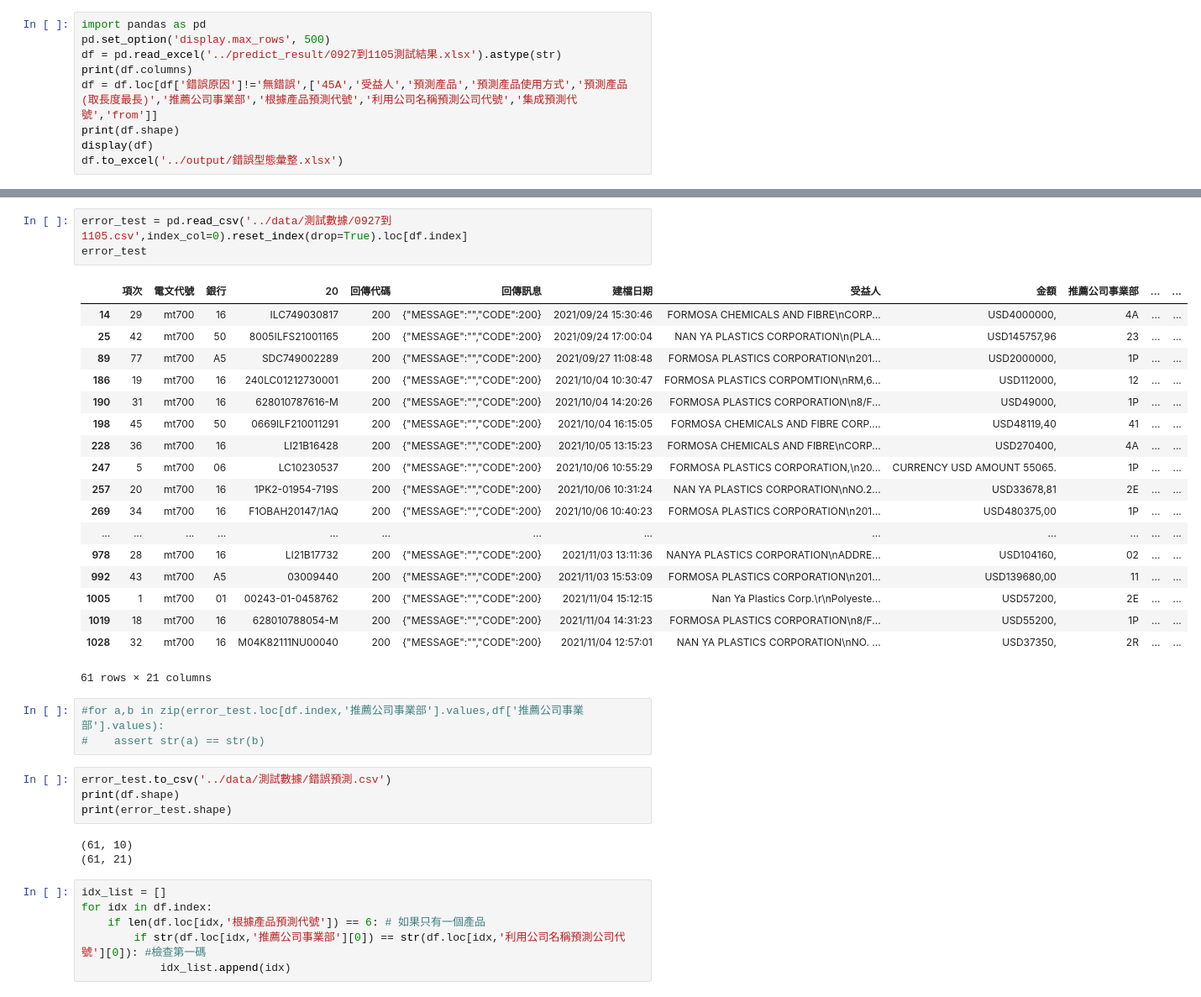
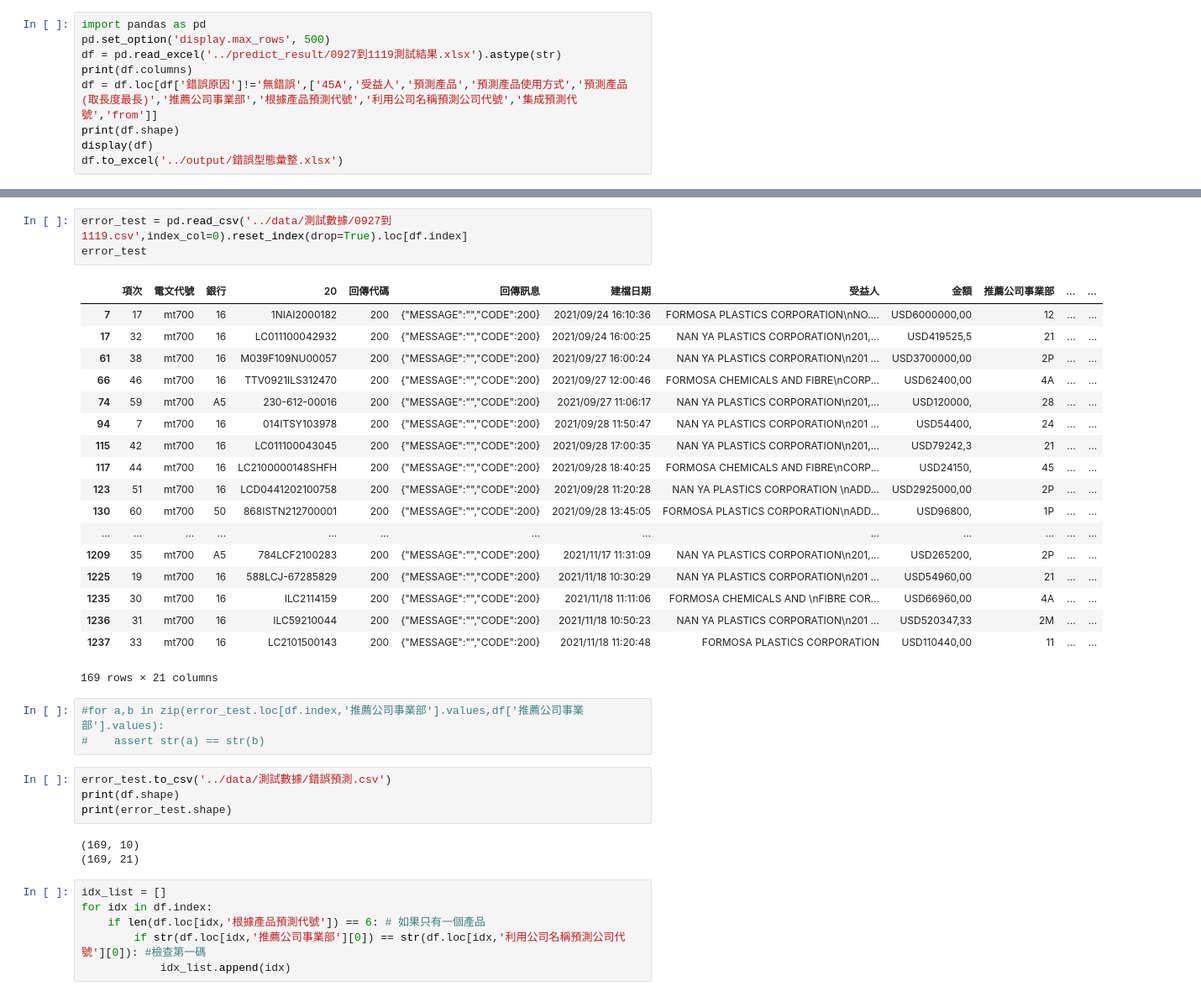
Before and after one commit to skywalker0803r/Letter-of-Credit-Intelligent-Auxiliary-Semantic-Analysis-System, a Jupyter notebook: notebook/測試結果debug.ipynb, the cells around one changed output, grey strips where cells are left out. Shown at 84% size. Cells and saved outputs as stored; diff of their text form.

```diff
--- a/notebook/測試結果debug.ipynb
+++ b/notebook/測試結果debug.ipynb
@@ -1,7 +1,7 @@
 # %%
 import pandas as pd
 pd.set_option('display.max_rows', 500)
-df = pd.read_excel('../predict_result/0927到1105測試結果.xlsx').astype(str)
+df = pd.read_excel('../predict_result/0927到1119測試結果.xlsx').astype(str)
 print(df.columns)
 df = df.loc[df['錯誤原因']!='無錯誤',['45A','受益人','預測產品','預測產品使用方式','預測產品(取長度最長)','推薦公司事業部','根據產品預測代號','利用公司名稱預測公司代號','集成預測代號','from']]
 print(df.shape)
@@ -40,25 +50,25 @@ df.loc[df['預測產品使用方式']=='bert']
 # %%
-error_test = pd.read_csv('../data/測試數據/0927到1105.csv',index_col=0).reset_index(drop=True).loc[df.index]
+error_test = pd.read_csv('../data/測試數據/0927到1119.csv',index_col=0).reset_index(drop=True).loc[df.index]
 error_test
 # %% [output]
 |  | 項次 | 電文代號 | 銀行 | 20 | 回傳代碼 | 回傳訊息 | 建檔日期 | 受益人 | 金額 | 推薦公司事業部 | ... | ... |
-| 14 | 29 | mt700 | 16 | ILC749030817 | 200 | {"MESSAGE":"","CODE":200} | 2021/09/24 15:30:46 | FORMOSA CHEMICALS AND FIBRE\nCORP... | USD4000000, | 4A | ... | ... |
-| 25 | 42 | mt700 | 50 | 8005ILFS21001165 | 200 | {"MESSAGE":"","CODE":200} | 2021/09/24 17:00:04 | NAN YA PLASTICS CORPORATION\n(PLA... | USD145757,96 | 23 | ... | ... |
-| 89 | 77 | mt700 | A5 | SDC749002289 | 200 | {"MESSAGE":"","CODE":200} | 2021/09/27 11:08:48 | FORMOSA PLASTICS CORPORATION\n201... | USD2000000, | 1P | ... | ... |
-| 186 | 19 | mt700 | 16 | 240LC01212730001 | 200 | {"MESSAGE":"","CODE":200} | 2021/10/04 10:30:47 | FORMOSA PLASTICS CORPOMTION\nRM,6... | USD112000, | 12 | ... | ... |
-| 190 | 31 | mt700 | 16 | 628010787616-M | 200 | {"MESSAGE":"","CODE":200} | 2021/10/04 14:20:26 | FORMOSA PLASTICS CORPORATION\n8/F... | USD49000, | 1P | ... | ... |
-| 198 | 45 | mt700 | 50 | 0669ILF210011291 | 200 | {"MESSAGE":"","CODE":200} | 2021/10/04 16:15:05 | FORMOSA CHEMICALS AND FIBRE CORP.... | USD48119,40 | 41 | ... | ... |
-| 228 | 36 | mt700 | 16 | LI21B16428 | 200 | {"MESSAGE":"","CODE":200} | 2021/10/05 13:15:23 | FORMOSA CHEMICALS AND FIBRE\nCORP... | USD270400, | 4A | ... | ... |
-| 247 | 5 | mt700 | 06 | LC10230537 | 200 | {"MESSAGE":"","CODE":200} | 2021/10/06 10:55:29 | FORMOSA PLASTICS CORPORATION,\n20... | CURRENCY USD AMOUNT 55065. | 1P | ... | ... |
-| 257 | 20 | mt700 | 16 | 1PK2-01954-719S | 200 | {"MESSAGE":"","CODE":200} | 2021/10/06 10:31:24 | NAN YA PLASTICS CORPORATION\nNO.2... | USD33678,81 | 2E | ... | ... |
-| 269 | 34 | mt700 | 16 | F1OBAH20147/1AQ | 200 | {"MESSAGE":"","CODE":200} | 2021/10/06 10:40:23 | FORMOSA PLASTICS CORPORATION\n201... | USD480375,00 | 1P | ... | ... |
+| 7 | 17 | mt700 | 16 | 1NIAI2000182 | 200 | {"MESSAGE":"","CODE":200} | 2021/09/24 16:10:36 | FORMOSA PLASTICS CORPORATION\nNO.... | USD6000000,00 | 12 | ... | ... |
+| 17 | 32 | mt700 | 16 | LC011100042932 | 200 | {"MESSAGE":"","CODE":200} | 2021/09/24 16:00:25 | NAN YA PLASTICS CORPORATION\n201,... | USD419525,5 | 21 | ... | ... |
+| 61 | 38 | mt700 | 16 | M039F109NU00057 | 200 | {"MESSAGE":"","CODE":200} | 2021/09/27 16:00:24 | NAN YA PLASTICS CORPORATION\n201 ... | USD3700000,00 | 2P | ... | ... |
+| 66 | 46 | mt700 | 16 | TTV0921ILS312470 | 200 | {"MESSAGE":"","CODE":200} | 2021/09/27 12:00:46 | FORMOSA CHEMICALS AND FIBRE\nCORP... | USD62400,00 | 4A | ... | ... |
+| 74 | 59 | mt700 | A5 | 230-612-00016 | 200 | {"MESSAGE":"","CODE":200} | 2021/09/27 11:06:17 | NAN YA PLASTICS CORPORATION\n201,... | USD120000, | 28 | ... | ... |
+| 94 | 7 | mt700 | 16 | 014ITSY103978 | 200 | {"MESSAGE":"","CODE":200} | 2021/09/28 11:50:47 | NAN YA PLASTICS CORPORATION\n201 ... | USD54400, | 24 | ... | ... |
+| 115 | 42 | mt700 | 16 | LC011100043045 | 200 | {"MESSAGE":"","CODE":200} | 2021/09/28 17:00:35 | NAN YA PLASTICS CORPORATION\n201,... | USD79242,3 | 21 | ... | ... |
+| 117 | 44 | mt700 | 16 | LC2100000148SHFH | 200 | {"MESSAGE":"","CODE":200} | 2021/09/28 18:40:25 | FORMOSA CHEMICALS AND FIBRE\nCORP... | USD24150, | 45 | ... | ... |
+| 123 | 51 | mt700 | 16 | LCD0441202100758 | 200 | {"MESSAGE":"","CODE":200} | 2021/09/28 11:20:28 | NAN YA PLASTICS CORPORATION \nADD... | USD2925000,00 | 2P | ... | ... |
+| 130 | 60 | mt700 | 50 | 868ISTN212700001 | 200 | {"MESSAGE":"","CODE":200} | 2021/09/28 13:45:05 | FORMOSA PLASTICS CORPORATION\nADD... | USD96800, | 1P | ... | ... |
 | ... | ... | ... | ... | ... | ... | ... | ... | ... | ... | ... | ... | ... |
-| 978 | 28 | mt700 | 16 | LI21B17732 | 200 | {"MESSAGE":"","CODE":200} | 2021/11/03 13:11:36 | NANYA PLASTICS CORPORATION\nADDRE... | USD104160, | 02 | ... | ... |
-| 992 | 43 | mt700 | A5 | 03009440 | 200 | {"MESSAGE":"","CODE":200} | 2021/11/03 15:53:09 | FORMOSA PLASTICS CORPORATION\n201... | USD139680,00 | 11 | ... | ... |
-| 1005 | 1 | mt700 | 01 | 00243-01-0458762 | 200 | {"MESSAGE":"","CODE":200} | 2021/11/04 15:12:15 | Nan Ya Plastics Corp.\r\nPolyeste... | USD57200, | 2E | ... | ... |
-| 1019 | 18 | mt700 | 16 | 628010788054-M | 200 | {"MESSAGE":"","CODE":200} | 2021/11/04 14:31:23 | FORMOSA PLASTICS CORPORATION\n8/F... | USD55200, | 1P | ... | ... |
-| 1028 | 32 | mt700 | 16 | M04K82111NU00040 | 200 | {"MESSAGE":"","CODE":200} | 2021/11/04 12:57:01 | NAN YA PLASTICS CORPORATION\nNO. ... | USD37350, | 2R | ... | ... |
+| 1209 | 35 | mt700 | A5 | 784LCF2100283 | 200 | {"MESSAGE":"","CODE":200} | 2021/11/17 11:31:09 | NAN YA PLASTICS CORPORATION\n201,... | USD265200, | 2P | ... | ... |
+| 1225 | 19 | mt700 | 16 | 588LCJ-67285829 | 200 | {"MESSAGE":"","CODE":200} | 2021/11/18 10:30:29 | NAN YA PLASTICS CORPORATION\n201 ... | USD54960,00 | 21 | ... | ... |
+| 1235 | 30 | mt700 | 16 | ILC2114159 | 200 | {"MESSAGE":"","CODE":200} | 2021/11/18 11:11:06 | FORMOSA CHEMICALS AND \nFIBRE COR... | USD66960,00 | 4A | ... | ... |
+| 1236 | 31 | mt700 | 16 | ILC59210044 | 200 | {"MESSAGE":"","CODE":200} | 2021/11/18 10:50:23 | NAN YA PLASTICS CORPORATION\n201 ... | USD520347,33 | 2M | ... | ... |
+| 1237 | 33 | mt700 | 16 | LC2101500143 | 200 | {"MESSAGE":"","CODE":200} | 2021/11/18 11:20:48 | FORMOSA PLASTICS CORPORATION | USD110440,00 | 11 | ... | ... |
-61 rows × 21 columns
+169 rows × 21 columns
 # %%
 #for a,b in zip(error_test.loc[df.index,'推薦公司事業部'].values,df['推薦公司事業部'].values):
 #    assert str(a) == str(b)
@@ -67,8 +77,8 @@ error_test.to_csv('../data/測試數據/錯誤預測.csv')
 print(df.shape)
 print(error_test.shape)
 # %% [output]
-(61, 10)
-(61, 21)
+(169, 10)
+(169, 21)
 # %%
 idx_list = []
 for idx in df.index:
```
Also changed, not shown: parts of 4 cells of this notebook, 4 other files.
